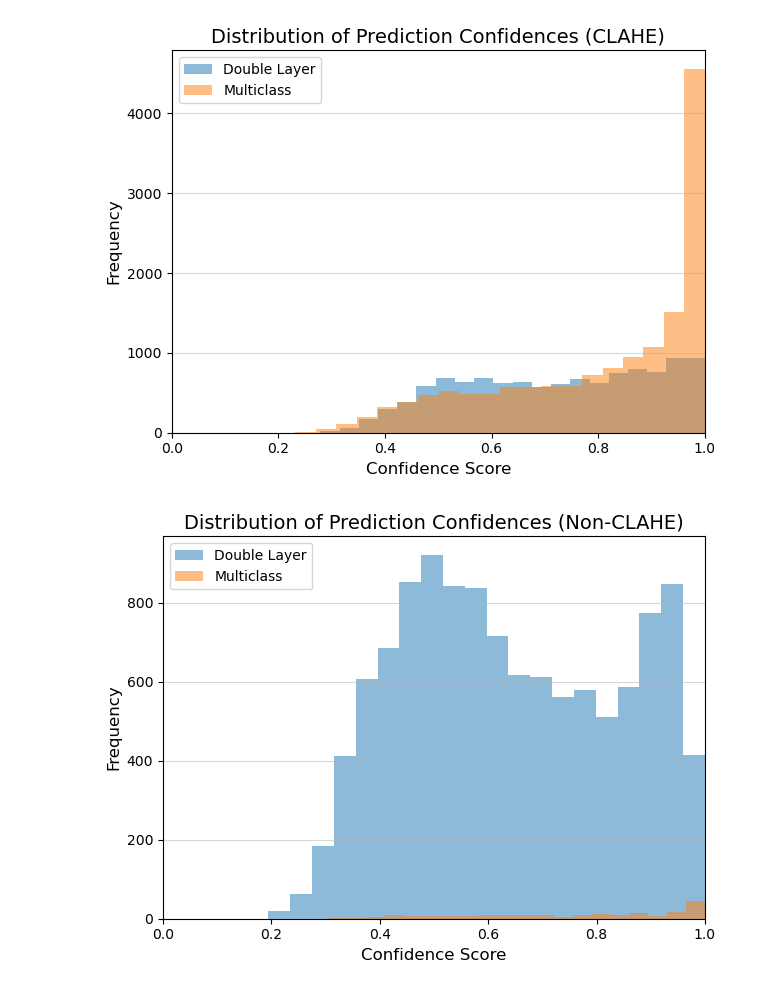
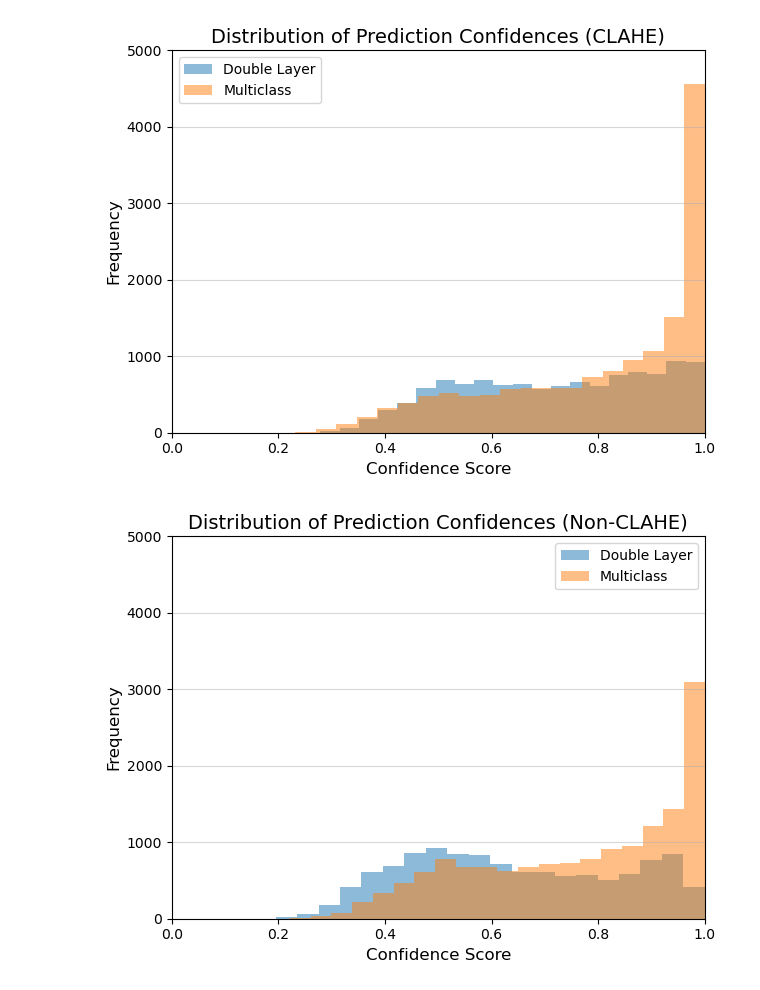
Before and after one commit to samxjam/CNN-breast-tumour-proj, a Jupyter notebook: Image10_app/models/outputs/confidence_plots.ipynb, the cells around one changed output. Saved outputs shown, nothing was run; the diff lists cells and outputs as text; code cells hidden in the pictures.

Commit message:
dlcnn images forgot to add

```diff
--- a/Image10_app/models/outputs/confidence_plots.ipynb
+++ b/Image10_app/models/outputs/confidence_plots.ipynb
@@ -4,8 +7,10 @@ import matplotlib.pyplot as plt
 # %%
 dlclahe = np.load("dlcnn_MS_CLAHE_conf.npy")
 dlnclahe = np.load("dlcnn_MS_NONCLAHE_conf.npy")
+dlclaheuns = np.load("dlcnn_MS_CLAHE_unseen_conf.npy")
 mcclahe = np.load("multiclass_CLAHE_confidence_Training_values.npy")
-mcnclahe = np.load("multiclass_NONCLAHE_conf.npy")
+mcnclahe = np.load("multiclass_NONCLAHE_training.npy")
+mcclaheuns = np.load("multiclass_CLAHE_confidence_values.npy")
 # %%
 fig, ax = plt.subplots()
 
@@ -16,27 +21,29 @@ ax.set_title("Distribution of Prediction Confidences (CLAHE)", fontsize=14)
 ax.set_xlabel("Confidence Score", fontsize=12)
 ax.set_ylabel("Frequency", fontsize=12)
 ax.set_xlim([0, 1.0])
+ax.set_ylim([0, 5000])
 ax.grid(axis='y', alpha=0.5)
 plt.legend()
 plt.tight_layout()
 
 plt.show()
 # %% [output]
-[figure, old version]
+[figure, new version]
 # %%
 fig, ax = plt.subplots()
 
 ax.hist(dlnclahe, label="Double Layer", bins=20, alpha=0.5)
 ax.hist(mcnclahe, label="Multiclass", bins=20, alpha=0.5)
 
 ax.set_title("Distribution of Prediction Confidences (Non-CLAHE)", fontsize=14)
 ax.set_xlabel("Confidence Score", fontsize=12)
 ax.set_ylabel("Frequency", fontsize=12)
 ax.set_xlim([0, 1.0])
+ax.set_ylim([0, 5000])
 ax.grid(axis='y', alpha=0.5)
 plt.legend()
 plt.tight_layout()
 
 plt.show()
 # %% [output]
-[figure, old version]
+[figure, new version]
```
Also changed, not shown: parts of 7 cells of this notebook, 4 other files.
